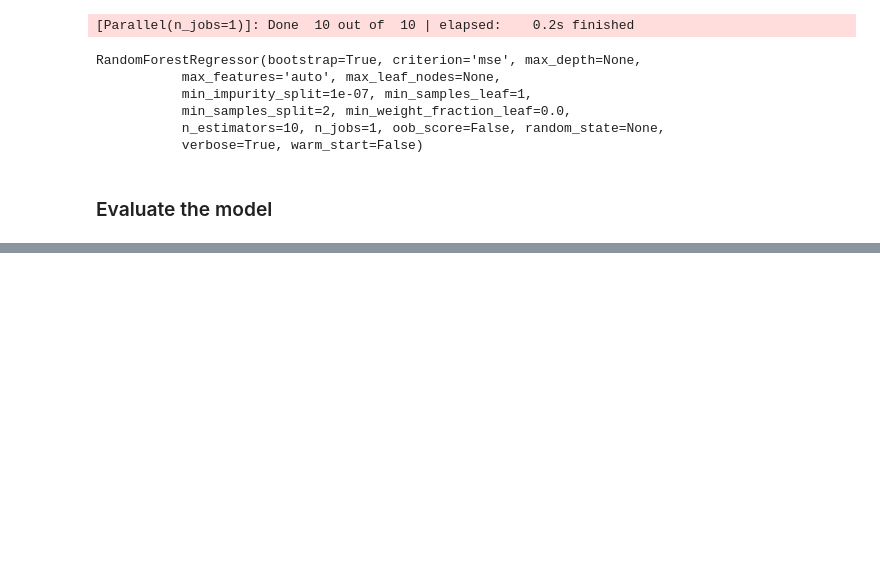
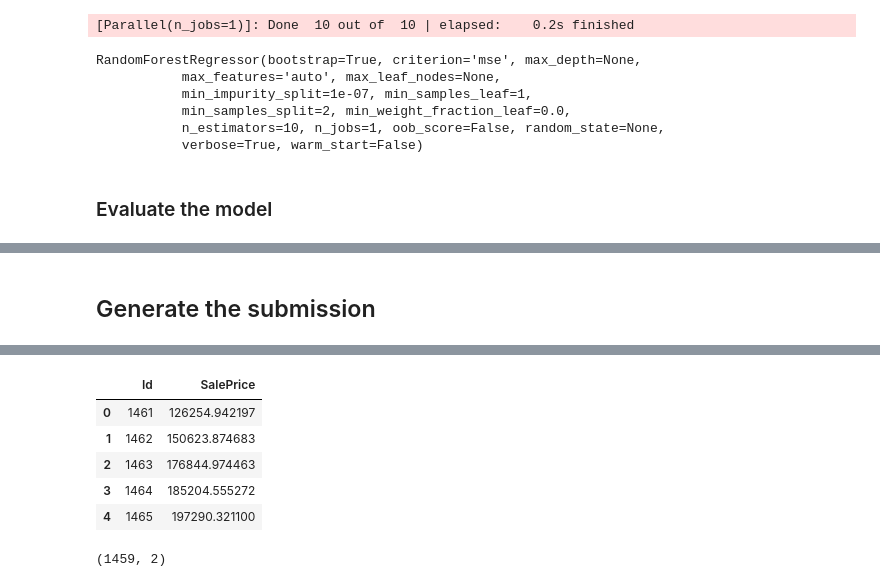
Before and after one commit to DynamitDataScience/kaggle-housing-prices, a Jupyter notebook: source/jupyter/simpleExample.ipynb, the cells around one changed output, grey strips where cells are left out. Saved outputs shown, nothing was run; the diff lists cells and outputs as text; code cells hidden in the pictures; blank space fills up the shorter version.

Commit message:
Sample submission completed

```diff
--- a/source/jupyter/simpleExample.ipynb
+++ b/source/jupyter/simpleExample.ipynb
@@ -128,0 +136,7 @@ Typical error in housing sale price prediction: $25241.6011549
+# %% [markdown]
+## Generate the submission
+# %%
+yTestPred = np.exp(model.predict(data_test_encode))
+dfSubmissions = pd.DataFrame(zip(testIds.as_matrix(), yTestPred), columns=['Id', 'SalePrice'])
+dfSubmissions.head()
+# %% [output]
@@ -128,0 +144,6 @@ Typical error in housing sale price prediction: $25241.6011549
+|  | Id | SalePrice |
+| 0 | 1461 | 126254.942197 |
+| 1 | 1462 | 150623.874683 |
+| 2 | 1463 | 176844.974463 |
+| 3 | 1464 | 185204.555272 |
+| 4 | 1465 | 197290.321100 |
@@ -128,0 +153,4 @@ Typical error in housing sale price prediction: $25241.6011549
+# %%
+dfSubmissions.shape
+# %% [output]
+(1459, 2)
```
Also changed, not shown: parts of 12 cells of this notebook, 1 other file.
